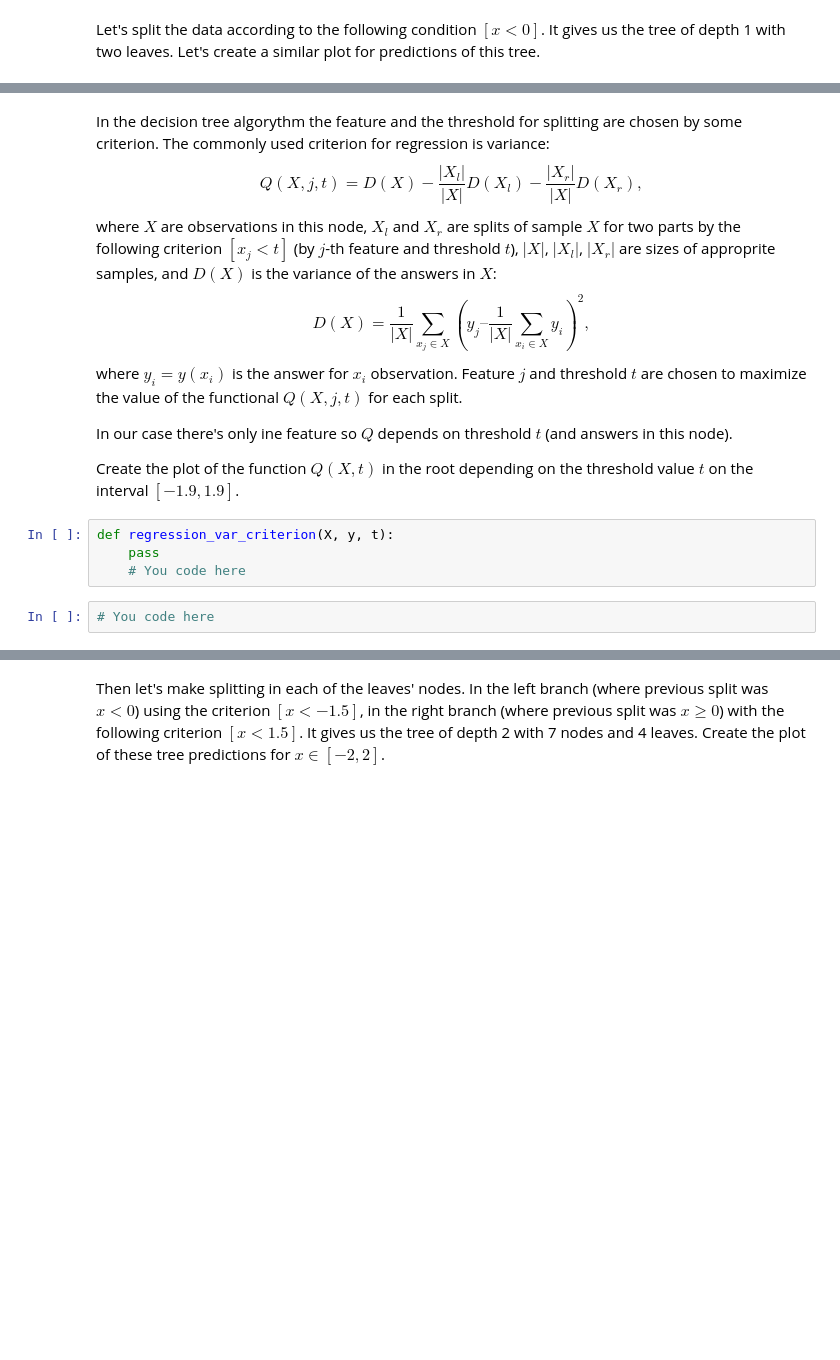
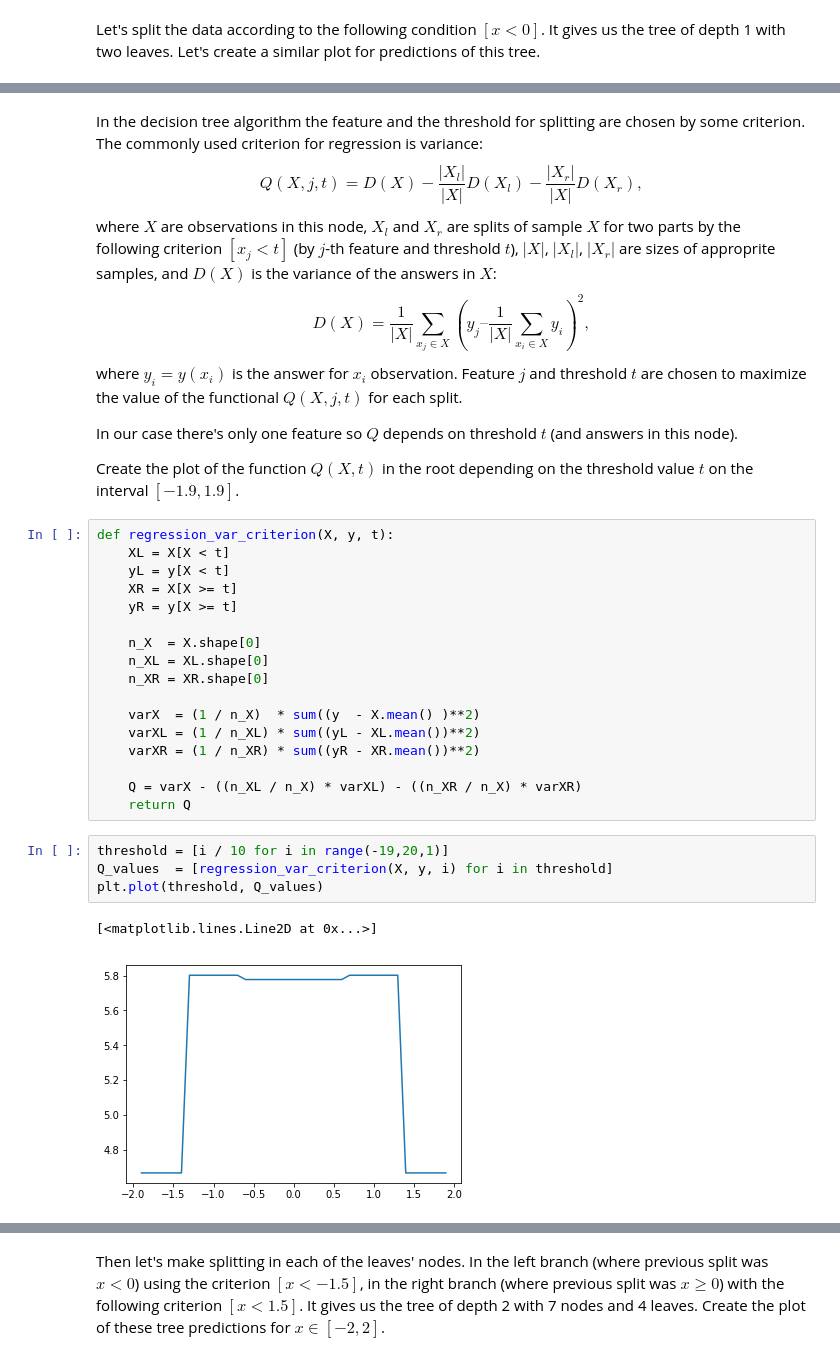
Before and after one commit to kazimanil/mlcourse.ai, a Jupyter notebook: mlcourse_3/mlcourse_3.ipynb, the cells around one changed output, grey strips where cells are left out. Drawn from its saved outputs; the diff is of its cells as text; blank space fills up the shorter version.

```diff
--- a/mlcourse_3/mlcourse_3.ipynb
+++ b/mlcourse_3/mlcourse_3.ipynb
@@ -64,18 +50,36 @@ array([-3.55555556, -3.55555556, -3.55555556,  0.        ,  3.55555556,
 # %% [markdown]
-In the decision tree algorythm the feature and the threshold for splitting are chosen by some criterion. The commonly used criterion for regression is variance: $$Q(X, j, t) = D(X) - \dfrac{|X_l|}{|X|} D(X_l) - \dfrac{|X_r|}{|X|} D(X_r),$$
+In the decision tree algorithm the feature and the threshold for splitting are chosen by some criterion. The commonly used criterion for regression is variance: $$Q(X, j, t) = D(X) - \dfrac{|X_l|}{|X|} D(X_l) - \dfrac{|X_r|}{|X|} D(X_r),$$
 where $X$ are observations in this node, $X_l$ and $X_r$ are splits of sample $X$ for two parts by the following criterion $[x_j < t]$ (by $j$-th feature and threshold $t$), $|X|$, $|X_l|$, $|X_r|$ are sizes of approprite samples, and $D(X)$ is the variance of the answers in $X$:
 $$D(X) = \dfrac{1}{|X|} \sum_{x_j \in X}(y_j – \dfrac{1}{|X|}\sum_{x_i \in X}y_i)^2,$$
 where $y_i = y(x_i)$ is the answer for $x_i$ observation. Feature $j$ and threshold $t$ are chosen to maximize the value of the functional $Q(X, j, t)$ for each split.
 
-In our case there's only ine feature so $Q$ depends on threshold $t$ (and answers in this node).
+In our case there's only one feature so $Q$ depends on threshold $t$ (and answers in this node).
 
 Create the plot of the function $Q(X, t)$ in the root depending on the threshold value $t$ on the interval $[-1.9, 1.9]$.
-# %%
-def regression_var_criterion(X, y, t):
-    pass
-    # You code here
-# %%
-# You code here
+# %%
+def regression_var_criterion(X, y, t):
+    XL = X[X < t]
+    yL = y[X < t]
+    XR = X[X >= t]
+    yR = y[X >= t]
+
+    n_X  = X.shape[0]
+    n_XL = XL.shape[0]
+    n_XR = XR.shape[0]
+
+    varX  = (1 / n_X)  * sum((y  - X.mean() )**2)
+    varXL = (1 / n_XL) * sum((yL - XL.mean())**2)
+    varXR = (1 / n_XR) * sum((yR - XR.mean())**2)
+
+    Q = varX - ((n_XL / n_X) * varXL) - ((n_XR / n_X) * varXR)
+    return Q
+# %%
+threshold = [i / 10 for i in range(-19,20,1)]
+Q_values  = [regression_var_criterion(X, y, i) for i in threshold]
+plt.plot(threshold, Q_values)
+# %% [output]
+[<matplotlib.lines.Line2D at 0x...>]
+[figure, added]
 # %% [markdown]
 **<font color='red'>Question 1.</font> Is the threshold value $t = 0$ optimal according to the variance criterion?**
 - Yes
```
Also changed, not shown: parts of 4 cells of this notebook.
